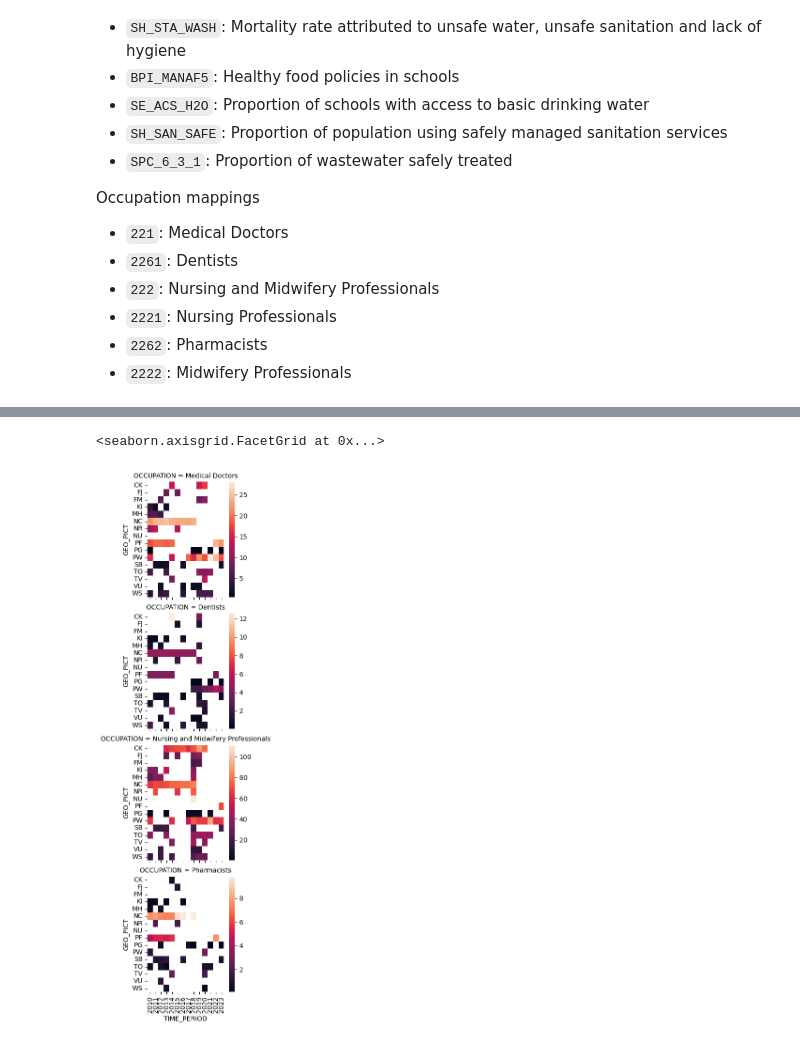
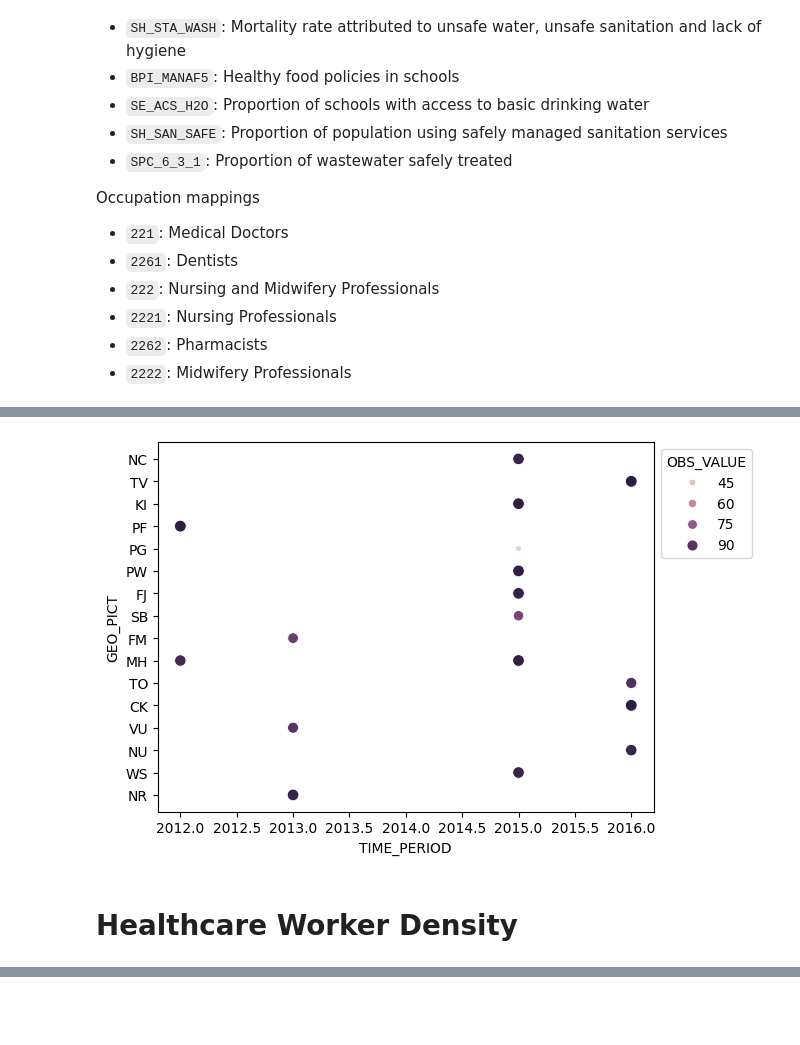
Before and after one commit to lacanlale/pacific-dataviz-2025, a Jupyter notebook: notebooks/Exploration.ipynb, the cells around one changed output, grey strips where cells are left out. Saved outputs shown, nothing was run; the diff lists cells and outputs as text; code cells hidden in the pictures; blank space fills up the shorter version.

```diff
--- a/notebooks/Exploration.ipynb
+++ b/notebooks/Exploration.ipynb
@@ -243,3 +272,16 @@ health_care_df_1000 = target_df[(target_df["INDICATOR"] == "SH_MED_DEN") & (targ
+# %%
+ax = sns.scatterplot(
+    data=avail_water_df,
+    x="TIME_PERIOD",
+    y="GEO_PICT",
+    hue="OBS_VALUE",
+    size="OBS_VALUE"
+)
+sns.move_legend(ax, "upper left", bbox_to_anchor=(1, 1))
+# %% [output]
+[figure, added]
+# %% [markdown]
+# Healthcare Worker Density
 # %%
 health_care_df_10000.head(10)
 # %% [output]
@@ -292,7 +340 @@ data = grouped \
-# %%
-g = sns.FacetGrid(data, col="OCCUPATION", col_wrap = 1)
-g.map_dataframe(draw_heatmap, "TIME_PERIOD", "GEO_PICT", "OBS_VALUE")
-# %% [output]
-<seaborn.axisgrid.FacetGrid at 0x...>
-[figure, removed]
 # %%
```
Also changed, not shown: parts of 31 cells of this notebook.
